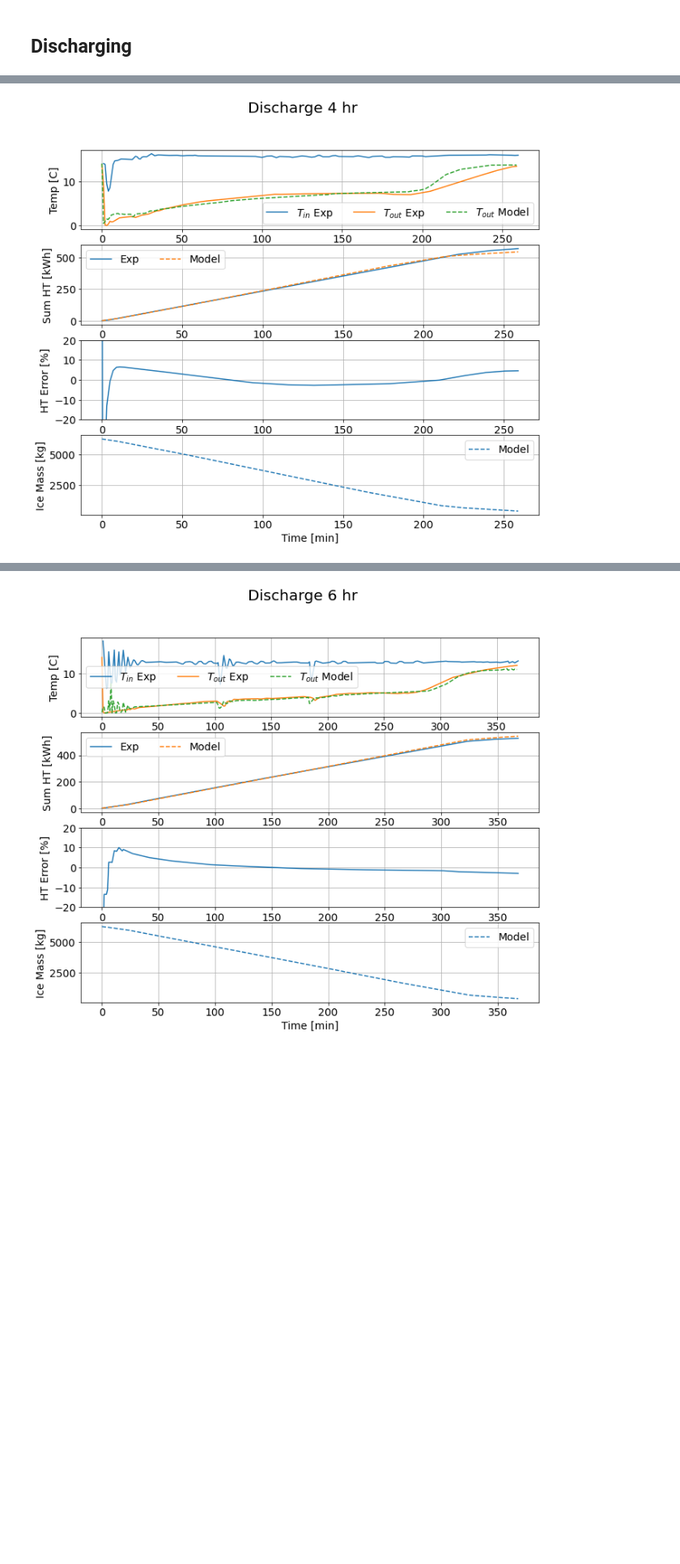
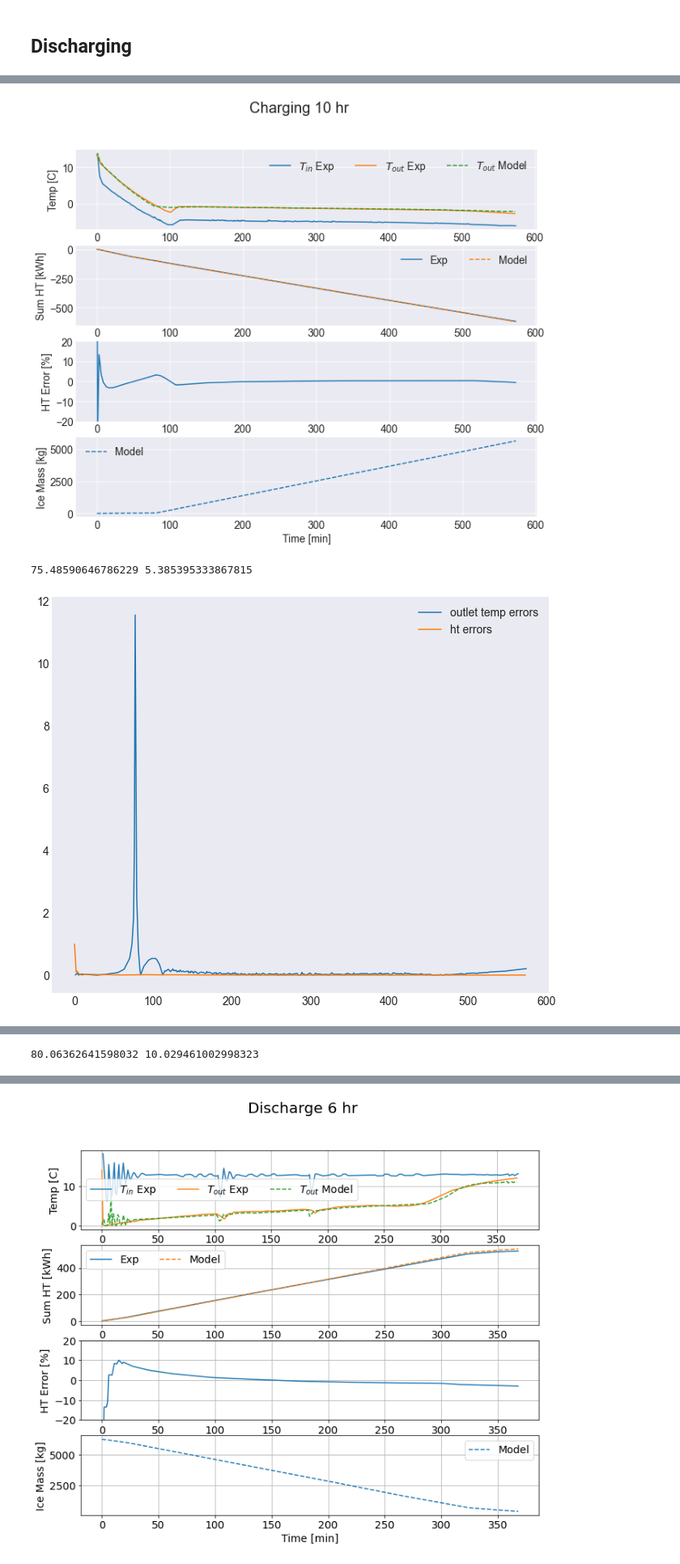
Before and after one commit to NREL/ThermalTank, a Jupyter notebook: validation/Simple Model.ipynb, the cells around one changed output, grey strips where cells are left out. Shown at 81% size. Cells and saved outputs as stored; diff of their text form; code cells hidden in the pictures; blank space fills up the shorter version.

Commit message:
initial commit

```diff
--- a/validation/Simple Model.ipynb
+++ b/validation/Simple Model.ipynb
@@ -14,6 +14,7 @@ from CoolProp.CoolProp import PropsSI
 plt.style.use('fast')
 plt.rcParams['figure.figsize'] = [11, 9]
 plt.rcParams['font.size'] = 14
+plt.style.use('seaborn-dark')
 # %%
 # Propylene Glycol 50%
 brine_fluid_str = "INCOMP::MPG[0.5]"
@@ -208,7 +206,11 @@ def plot_exp(df, data, plot_name, title):
     ax3.set_ylabel("HT Error [%]")
     ax3.grid()
 
-    plot_path = Path("/Users/mmitchel/Projects/EnergyPlus/dev/IPYNotebooks/2021_04-Calmac_Tank") / f"{plot_name}.png"
-    plt.savefig(plot_path, bbox_inches="tight")
+#     plot_path = Path("/Users/mmitchel/Projects/EnergyPlus/dev/IPYNotebooks/2021_04-Calmac_Tank") / f"{plot_name}.png"
+#     plt.savefig(plot_path, bbox_inches="tight")
     plt.show()
+
+    outlet_temp_errors = np.abs((np.array(outlet_temps) - df['T_ice_out [C]'])/ df['T_ice_out [C]'])
+    cumsum_q_errors = np.abs((cumsum_q_exp - cumsum_q_model) / cumsum_q_exp)
+    return outlet_temp_errors, cumsum_q_errors
 # %%
@@ -227,14 +278,54 @@ plot_exp(df_charge, data, "charge", "Charging 10 hr")
 # %%
+# With code changes
+# [74.8535103506447, 82.50117157617089, 125.81838074778065, 72.47446240531208] 355.64752507990835
+# [5.29527140064141, 9.962219973531237, 11.436736152504293, 7.2702369770494055] 33.96446450372635
+original_total_outlet_temp_errors = []
+original_total_ht_errors = []
+data = {
+        "tank_diameter": 89 * 0.0254,  # 89 inches
+        "tank_height": 101 * 0.0254,  # 101 inches
+        "fluid_volume": 1655 * 0.00378541,  # 1655 gal
+        "r_value_lid": 24 / 5.67826,  # R-24
+        "r_value_base": 9 / 5.67826,  # R-9
+        "r_value_wall": 9 / 5.67826,  # R-9
+        "initial_temperature": df_charge["T_ice_in [C]"].iloc[0],
+        }
+outlet_temp_errors, ht_errors = plot_exp(df_charge, data, "charge", "Charging 10 hr")
+plt.plot(outlet_temp_errors, label="outlet temp errors")
+plt.plot(ht_errors, label="ht errors")
+plt.legend()
+print(sum(outlet_temp_errors), sum(ht_errors))
+original_total_outlet_temp_errors.append(sum(outlet_temp_errors))
+original_total_ht_errors.append(sum(ht_errors))
+
 data = {
         "tank_diameter": 89 * 0.0254,  # 89 inches
         "tank_height": 101 * 0.0254,  # 101 inches
         "fluid_volume": 1655 * 0.00378541,  # 1655 gal
         "r_value_lid": 24 / 5.67826,  # R-24
         "r_value_base": 9 / 5.67826,  # R-9
         "r_value_wall": 9 / 5.67826,  # R-9
         "latent_state_of_charge": 1.0,
         }
 
-plot_exp(df_4, data, "discharge_4", "Discharge 4 hr")
+outlet_temp_errors, ht_errors = plot_exp(df_4, data, "discharge_4", "Discharge 4 hr")
+original_total_outlet_temp_errors.append(sum(outlet_temp_errors))
+original_total_ht_errors.append(sum(ht_errors))
+print(sum(outlet_temp_errors), sum(ht_errors))
+
+outlet_temp_errors, ht_errors = plot_exp(df_6, data, "discharge_6", "Discharge 6 hr")
+original_total_outlet_temp_errors.append(sum(outlet_temp_errors))
+original_total_ht_errors.append(sum(ht_errors))
+print(sum(outlet_temp_errors), sum(ht_errors))
+
+outlet_temp_errors, ht_errors = plot_exp(df_8, data, "discharge_8", "Discharge 8 hr")
+original_total_outlet_temp_errors.append(sum(outlet_temp_errors))
+original_total_ht_errors.append(sum(ht_errors))
+print(sum(outlet_temp_errors), sum(ht_errors))
+
+print(original_total_outlet_temp_errors, sum(original_total_outlet_temp_errors))
+print(original_total_ht_errors, sum(original_total_ht_errors))
 # %% [output]
-[figure, old version]
+[figure, new version]
+75.48590646786229 5.385395333867815
+[figure, added]
@@ -240,0 +333 @@ plot_exp(df_4, data, "discharge_4", "Discharge 4 hr")
+80.06362641598032 10.029461002998323
```
Also changed, not shown: parts of 3 cells of this notebook, 24 other files.
